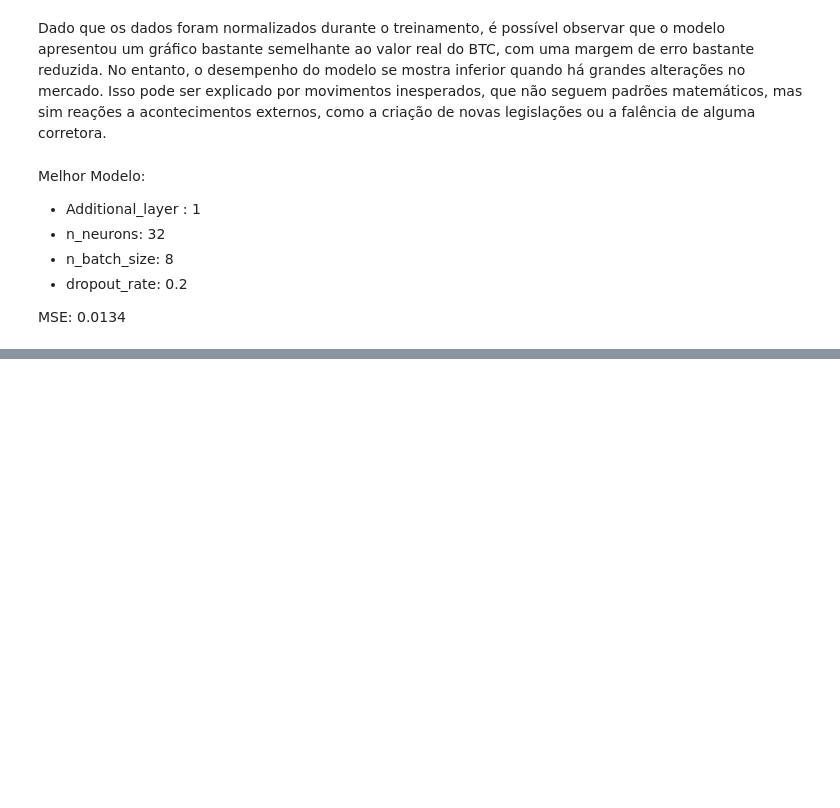
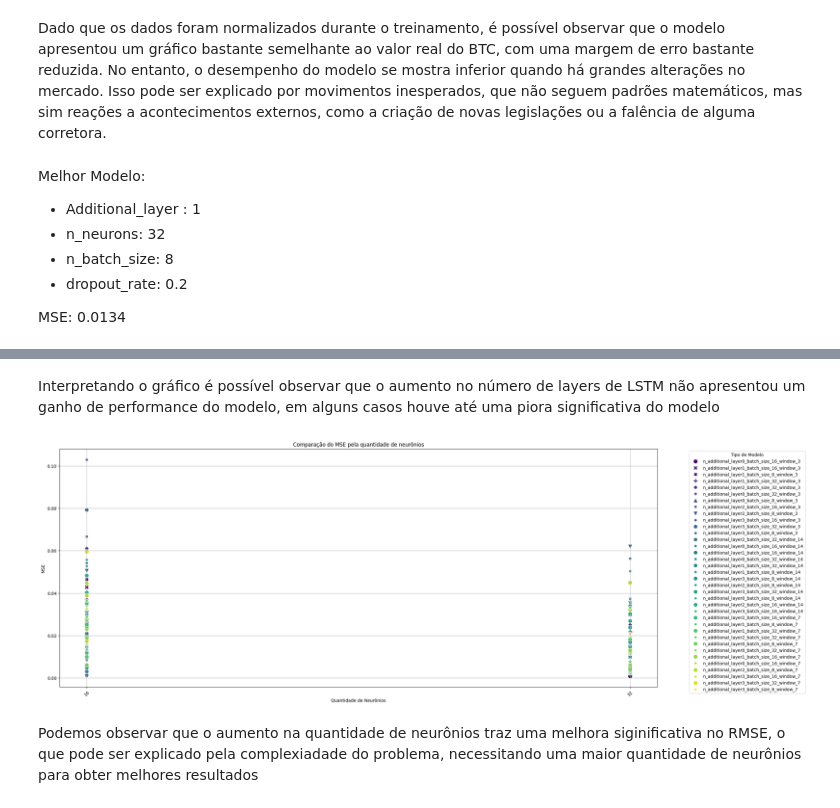
Before and after one commit to GuilhermeMaciel75/Redes_Neurais_p1, a Jupyter notebook: projeto_2/src/btcLstmKeras.ipynb, the cells around one changed output, grey strips where cells are left out. Drawn from its saved outputs; the diff is of its cells as text; code cells hidden in the pictures; blank space fills up the shorter version.

```diff
--- a/projeto_2/src/btcLstmKeras.ipynb
+++ b/projeto_2/src/btcLstmKeras.ipynb
@@ -537,0 +645,28 @@ MSE: 0.0134
+# %% [markdown]
+Interpretando o gráfico é possível observar que o aumento no número de layers de LSTM não apresentou um ganho de performance do modelo, em alguns casos houve até uma piora significativa do modelo
+# %%
+plt.figure(figsize=(25, 10))
+
+df['model_type'] = ('n_additional_layer' + df['n_additional_layer'].astype(str) +
+                    '_batch_size_' + df['4'].astype(str) +
+                    '_window_' + df['window'].astype(str))
+
+# Plotando o gráfico de dispersão
+sns.scatterplot(data=df, x='3', y='7', hue='model_type', style='model_type',
+                markers=True, palette='viridis', s=100)
+
+# Personalizando o gráfico
+plt.title('Comparação quantidade de neurônios pelo MSE')
+plt.xlabel('Quantidade de Neurônios')
+plt.ylabel('MSE')
+
+plt.xticks(rotation=45, ticks=[16,32])
+plt.grid(True)
+plt.legend(title='Tipo de Modelo', bbox_to_anchor=(1.05, 1), loc='upper left')
+
+
+plt.show()
+# %% [output]
+[figure, added]
+# %% [markdown]
+Podemos observar que o aumento na quantidade de neurônios traz uma melhora siginificativa no RMSE, o que pode ser explicado pela complexiadade do problema, necessitando uma maior quantidade de neurônios para obter melhores resultados
```
Also changed, not shown: parts of 17 cells of this notebook, 4 other files.
